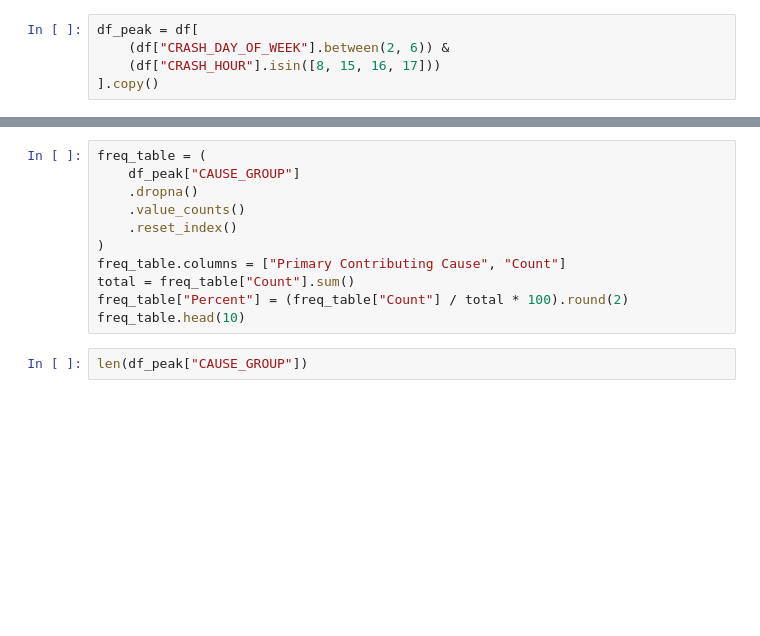
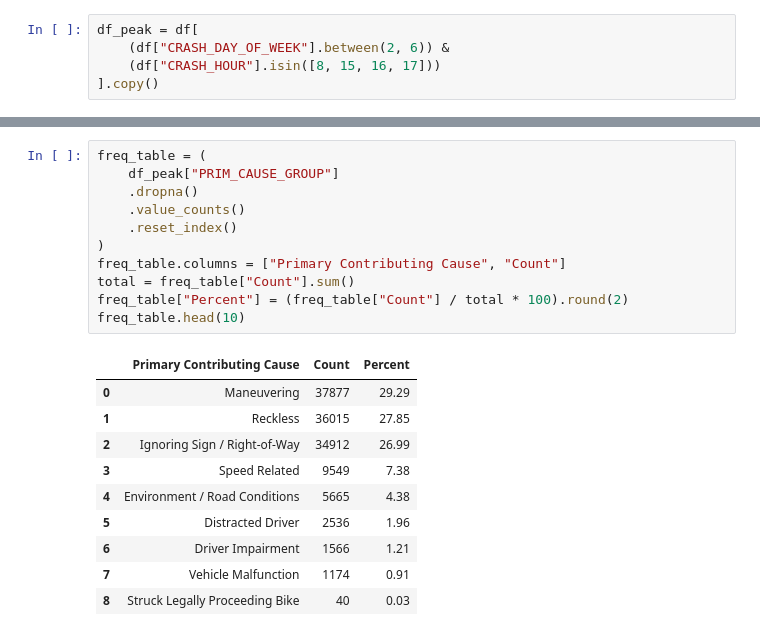
Before and after one commit to JoonseopKim/chicago_traffic_crashes, a Jupyter notebook: Crashes_Data_Cleaned.ipynb, the cells around one changed output, grey strips where cells are left out. Drawn from its saved outputs; the diff is of its cells as text; blank space fills up the shorter version.

```diff
--- a/Crashes_Data_Cleaned.ipynb
+++ b/Crashes_Data_Cleaned.ipynb
@@ -267,16 +333,25 @@ plt.show()
 # %%
 freq_table = (
-    df_peak["CAUSE_GROUP"]
+    df_peak["PRIM_CAUSE_GROUP"]
     .dropna()
     .value_counts()
     .reset_index()
 )
 freq_table.columns = ["Primary Contributing Cause", "Count"]
 total = freq_table["Count"].sum()
 freq_table["Percent"] = (freq_table["Count"] / total * 100).round(2)
 freq_table.head(10)
+# %% [output]
+|  | Primary Contributing Cause | Count | Percent |
+| 0 | Maneuvering | 37877 | 29.29 |
+| 1 | Reckless | 36015 | 27.85 |
+| 2 | Ignoring Sign / Right-of-Way | 34912 | 26.99 |
+| 3 | Speed Related | 9549 | 7.38 |
+| 4 | Environment / Road Conditions | 5665 | 4.38 |
+| 5 | Distracted Driver | 2536 | 1.96 |
+| 6 | Driver Impairment | 1566 | 1.21 |
+| 7 | Vehicle Malfunction | 1174 | 0.91 |
+| 8 | Struck Legally Proceeding Bike | 40 | 0.03 |
-# %%
-len(df_peak["CAUSE_GROUP"])
 # %%
 import seaborn as sns
 
```
Also changed, not shown: parts of 18 cells of this notebook.
